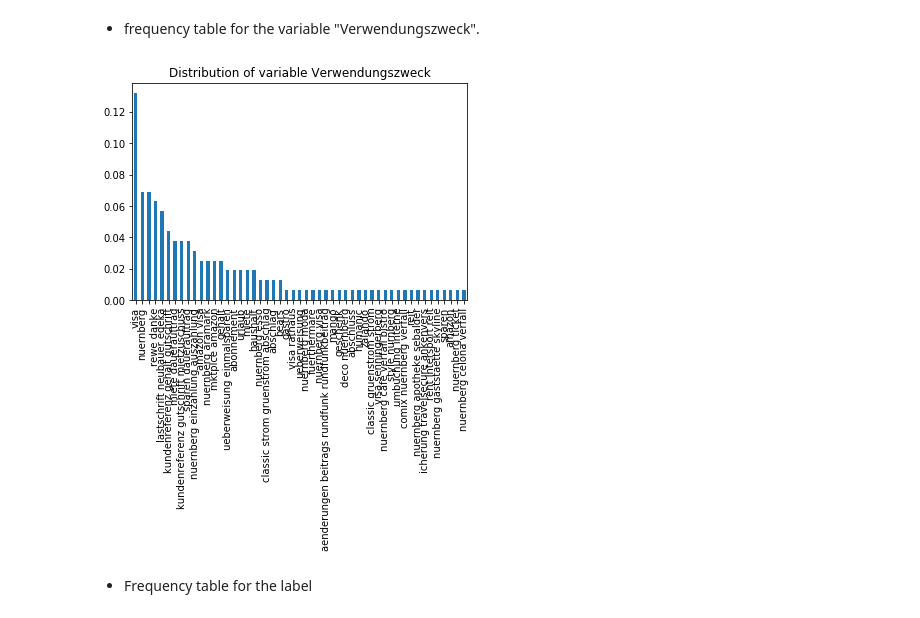
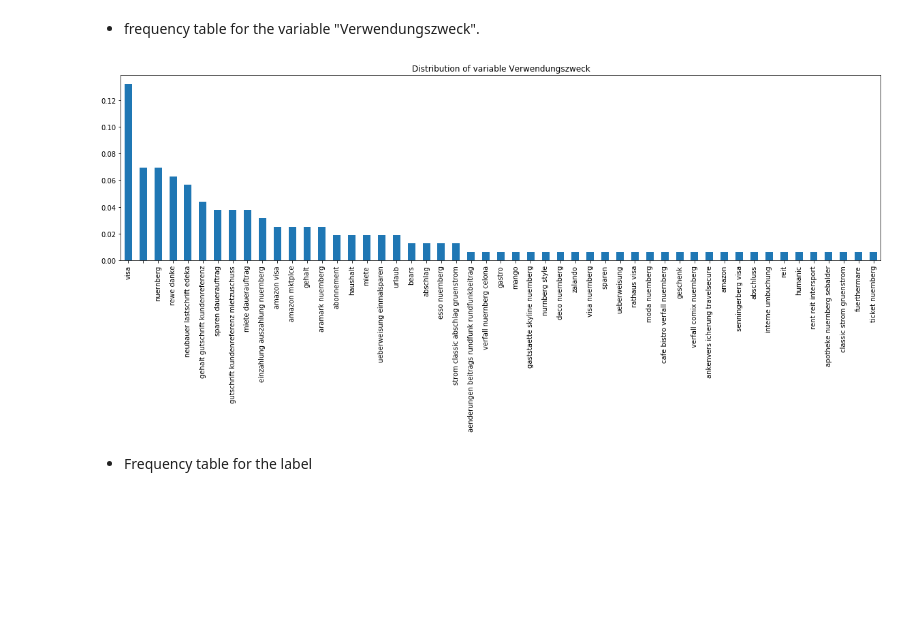
Before and after one commit to ted19b/saki_ss19, a Jupyter notebook: uebung_01/oss-saki-ss19-exercise-1.ipynb, the cells around one changed output. Cells and saved outputs as stored; diff of their text form; code cells hidden in the pictures; blank space fills up the shorter version.

```diff
--- a/uebung_01/oss-saki-ss19-exercise-1.ipynb
+++ b/uebung_01/oss-saki-ss19-exercise-1.ipynb
@@ -361,11 +365,11 @@ plt.show()
 * frequency table for the variable "Verwendungszweck".
 # %%
 # bar chart for variable Verwendungszweck
-training_data_set['Verwendungszweck'].value_counts(normalize=True).plot(kind='bar', width=0.5)
+training_data_set['Verwendungszweck'].value_counts(normalize=True).plot(kind='bar', width=0.5, figsize=(20, 5))
 plt.title("Distribution of variable Verwendungszweck")
 plt.show()
 # %% [output]
-[figure, old version]
+[figure, new version]
 # %% [markdown]
 * Frequency table for the label
 # %%
```
Also changed, not shown: parts of 13 cells of this notebook.
